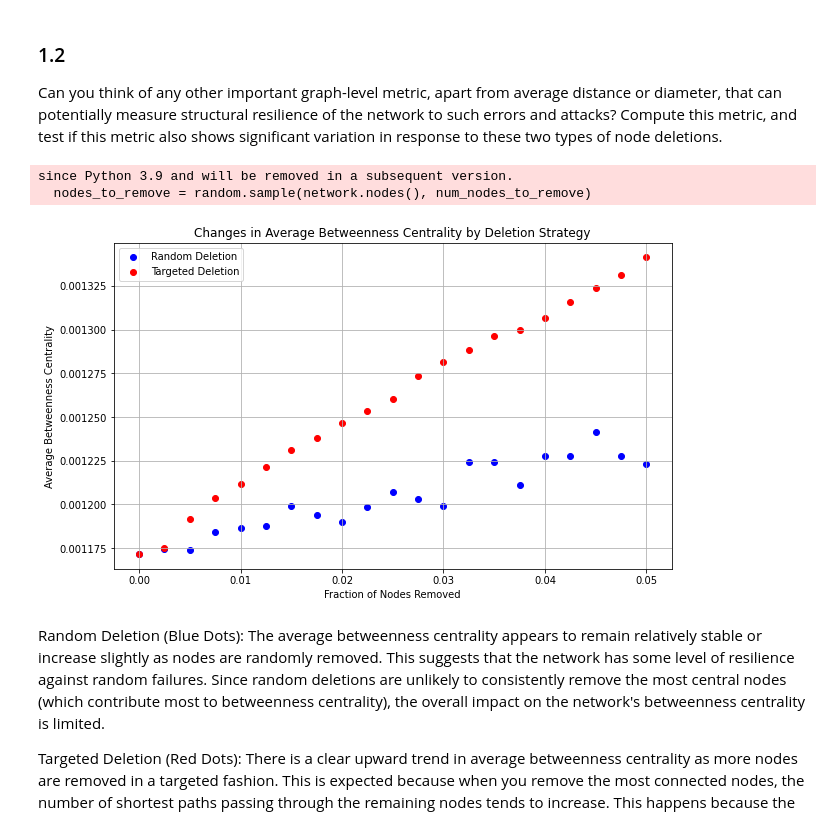
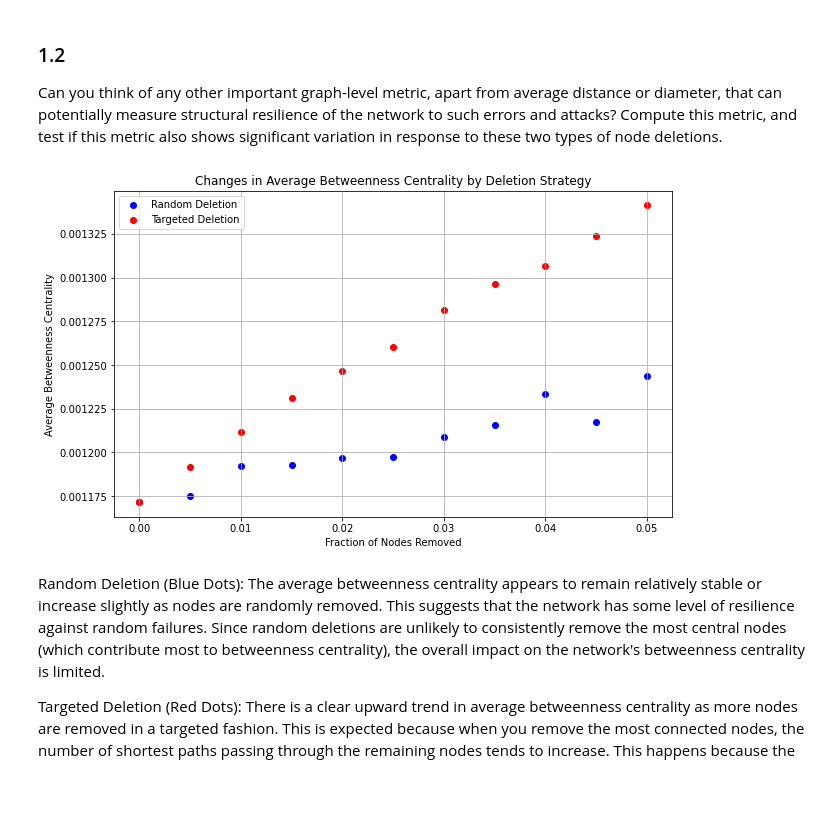
Before and after one commit to kevinlin0638/mini-project, a Jupyter notebook: mini_project_network_analysis.ipynb, the cells around one changed output. Cells and saved outputs as stored; diff of their text form; code cells hidden in the pictures; blank space fills up the shorter version.

```diff
--- a/mini_project_network_analysis.ipynb
+++ b/mini_project_network_analysis.ipynb
@@ -106,7 +104,7 @@ import networkx as nx
 import random
 
 # Initialize lists to store results for plotting
-fractions = np.linspace(0, 0.05, 21)
+fractions = np.linspace(0, 0.05, 15)
 random_avg_path_lengths = []
 random_diameters = []
 targeted_avg_path_lengths = []
@@ -115,7 +113,7 @@ targeted_diameters = []
 # Define the random_node_deletion function
 def random_node_deletion(network, fraction):
     num_nodes_to_remove = int(network.number_of_nodes() * fraction)
-    nodes_to_remove = random.sample(network.nodes(), num_nodes_to_remove)
+    nodes_to_remove = random.sample(list(network.nodes()), num_nodes_to_remove)
     network_copy = network.copy()
     network_copy.remove_nodes_from(nodes_to_remove)
     return network_copy
@@ -229,37 +225,35 @@ Can you think of any other important graph-level metric, apart from average dist
 def average_betweenness_centrality(network):
     betweenness = nx.betweenness_centrality(network)
     avg_betweenness = sum(betweenness.values()) / len(betweenness)
     return avg_betweenness
 
 # Initialize lists to store results for plotting
-fractions = np.linspace(0, 0.05, 21)  # From 0% to 5% in 0.5% steps
+fractions = np.linspace(0, 0.05, 11)  # From 0% to 5% in 0.5% steps
 random_betweenness = []
 targeted_betweenness = []
 
 # Iterate over each fraction and perform deletions
 for fraction in fractions:
     # Random node deletion
     random_network = random_node_deletion(network_nx, fraction)
     random_betweenness.append(average_betweenness_centrality(random_network))
 
     # Targeted node deletion
     targeted_network = targeted_node_deletion(network_nx, fraction)
     targeted_betweenness.append(average_betweenness_centrality(targeted_network))
 
 # Plot the changes in betweenness centrality using scatter plot
 plt.figure(figsize=(10, 6))
 plt.scatter(fractions, random_betweenness, color='blue', label='Random Deletion')
 plt.scatter(fractions, targeted_betweenness, color='red', label='Targeted Deletion')
 plt.xlabel('Fraction of Nodes Removed')
 plt.ylabel('Average Betweenness Centrality')
 plt.title('Changes in Average Betweenness Centrality by Deletion Strategy')
 plt.legend()
 plt.grid(True)
 plt.show()
 # %% [output]
-since Python 3.9 and will be removed in a subsequent version.
-  nodes_to_remove = random.sample(network.nodes(), num_nodes_to_remove)
-[figure, old version]
+[figure, new version]
 # %% [markdown]
 Random Deletion (Blue Dots): The average betweenness centrality appears to remain relatively stable or increase slightly as nodes are randomly removed. This suggests that the network has some level of resilience against random failures. Since random deletions are unlikely to consistently remove the most central nodes (which contribute most to betweenness centrality), the overall impact on the network's betweenness centrality is limited.
 
```
Also changed, not shown: parts of 13 cells of this notebook, 2 other files.
